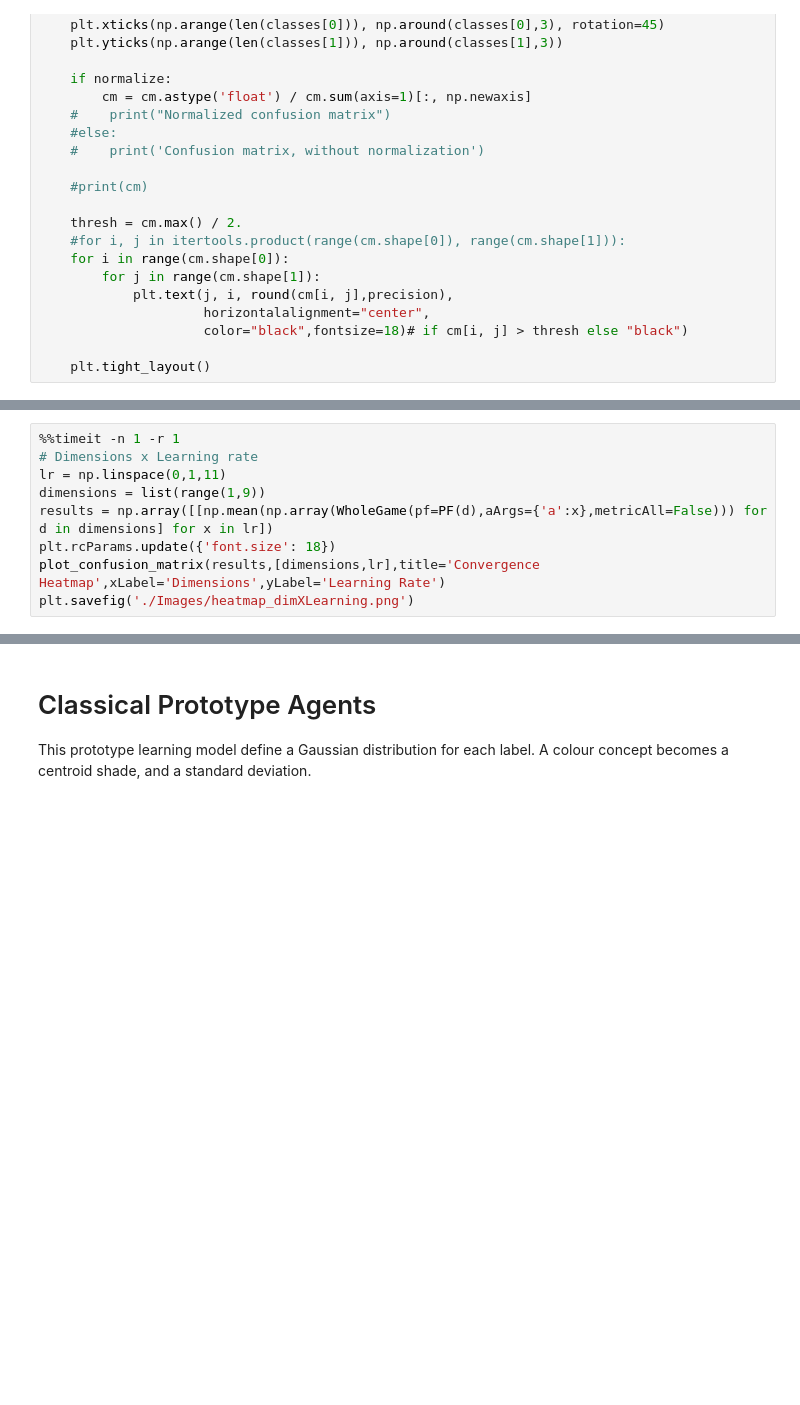
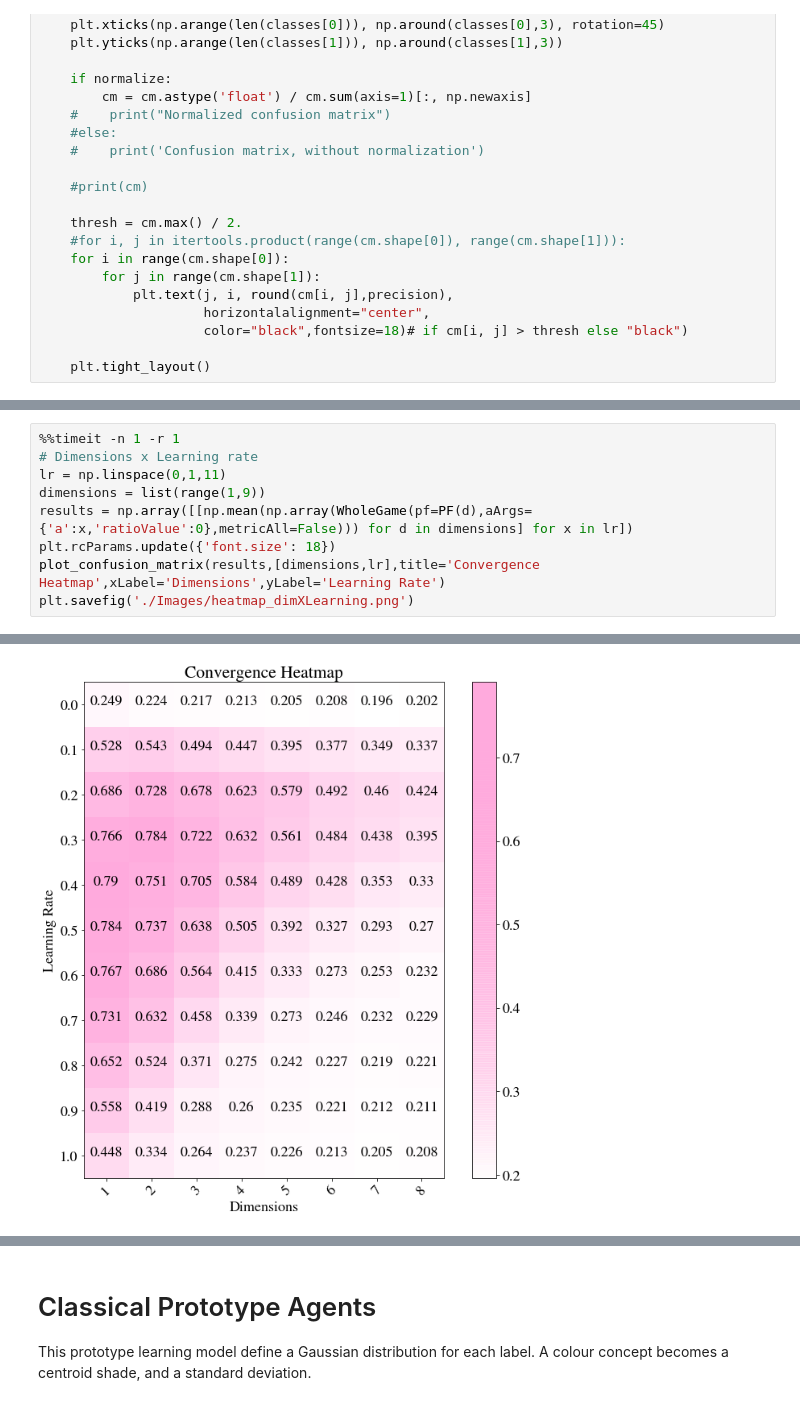
Before and after one commit to DanGorringe/distColConceptLearning_ematm5000, a Jupyter notebook: main.ipynb, the cells around one changed output, grey strips where cells are left out. Saved outputs shown, nothing was run; the diff lists cells and outputs as text; blank space fills up the shorter version.

```diff
--- a/main.ipynb
+++ b/main.ipynb
@@ -511,7 +540,8 @@ plt.savefig('./Images/heatmap_dimXLearning_r_1024.png')
 # Dimensions x Learning rate
 lr = np.linspace(0,1,11)
 dimensions = list(range(1,9))
-results = np.array([[np.mean(np.array(WholeGame(pf=PF(d),aArgs={'a':x},metricAll=False))) for d in dimensions] for x in lr])
+results = np.array([[np.mean(np.array(WholeGame(pf=PF(d),aArgs={'a':x,'ratioValue':0},metricAll=False))) for d in dimensions] for x in lr])
 plt.rcParams.update({'font.size': 18})
 plot_confusion_matrix(results,[dimensions,lr],title='Convergence Heatmap',xLabel='Dimensions',yLabel='Learning Rate')
 plt.savefig('./Images/heatmap_dimXLearning.png')
+# %% [output]
@@ -518,3 +549,4 @@ plt.savefig('./Images/heatmap_dimXLearning.png')
+[figure, added]
 # %%
 %%timeit -n 1 -r 1
 # Dimensions x Labels
```
Also changed, not shown: parts of 34 cells of this notebook, 1 other file.
